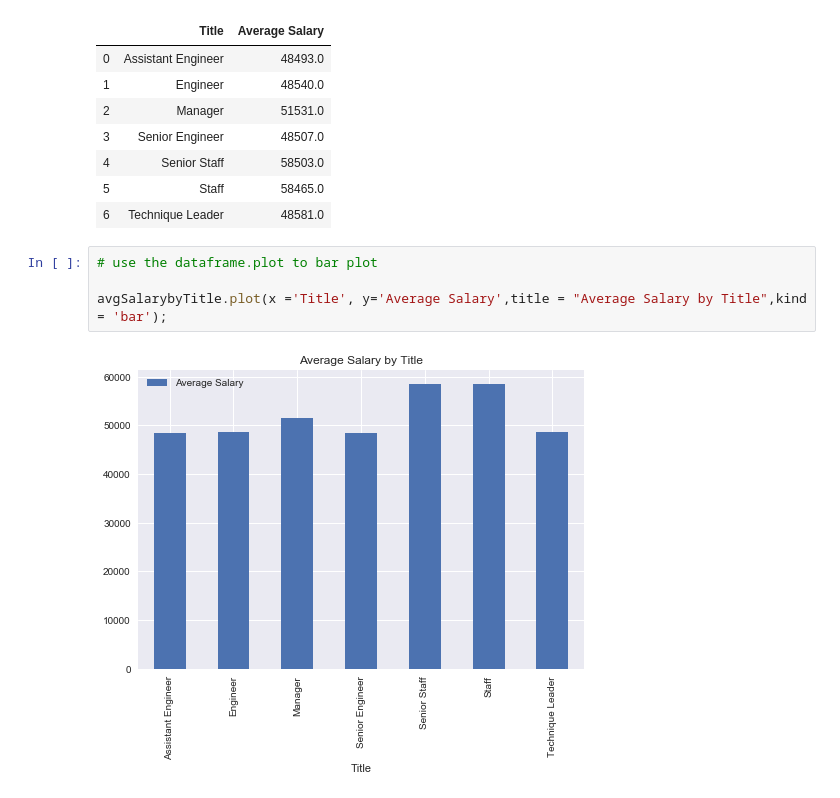
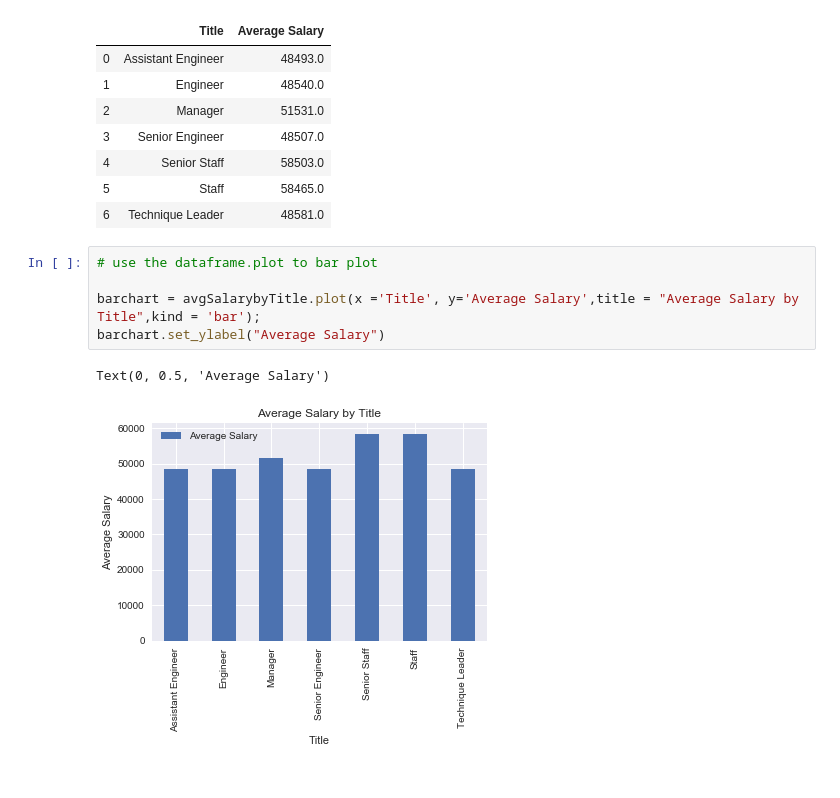
Before and after one commit to Soumya-Patil/SQL-Challenge, a Jupyter notebook: EmployeeSQL/Bonus_Analysis.ipynb, the cells around one changed output. Saved outputs shown, nothing was run; the diff lists cells and outputs as text.

Commit message:
Labeled the Histogram and Bar Chart

```diff
--- a/EmployeeSQL/Bonus_Analysis.ipynb
+++ b/EmployeeSQL/Bonus_Analysis.ipynb
@@ -80,6 +82,8 @@ avgSalarybyTitle
 # %%
 # use the dataframe.plot to bar plot
 
-avgSalarybyTitle.plot(x ='Title', y='Average Salary',title = "Average Salary by Title",kind = 'bar');
+barchart = avgSalarybyTitle.plot(x ='Title', y='Average Salary',title = "Average Salary by Title",kind = 'bar');
+barchart.set_ylabel("Average Salary")
 # %% [output]
+Text(0, 0.5, 'Average Salary')
-[figure, old version]
+[figure, new version]
```
Also changed, not shown: parts of 3 cells of this notebook.
